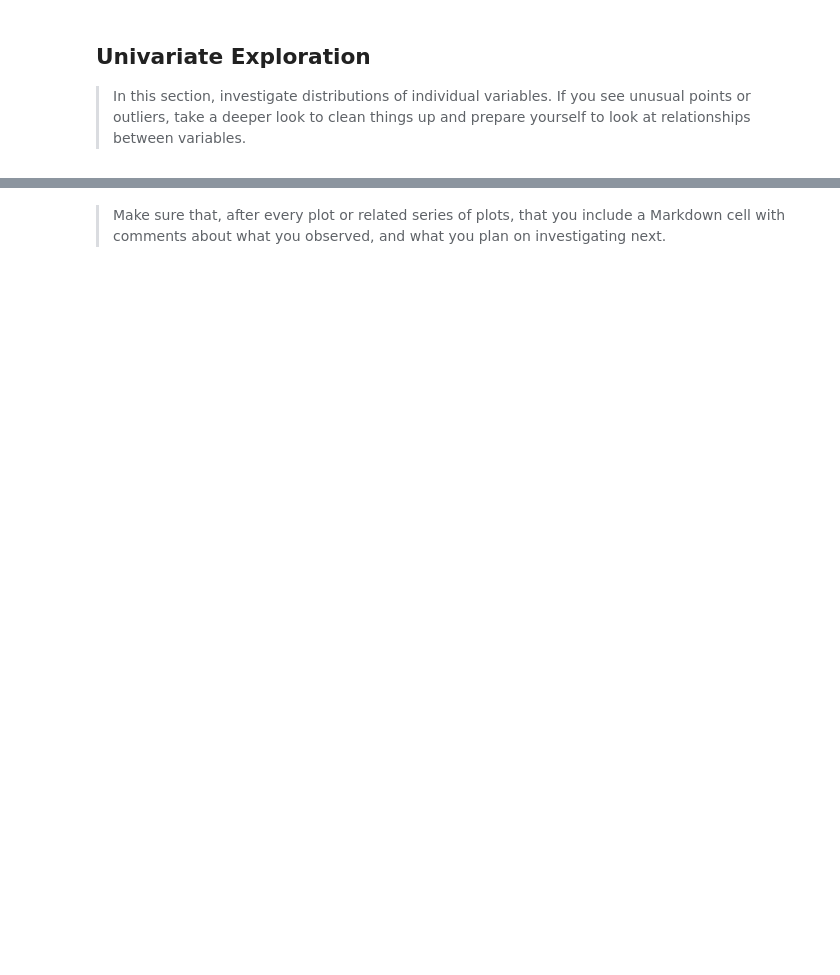
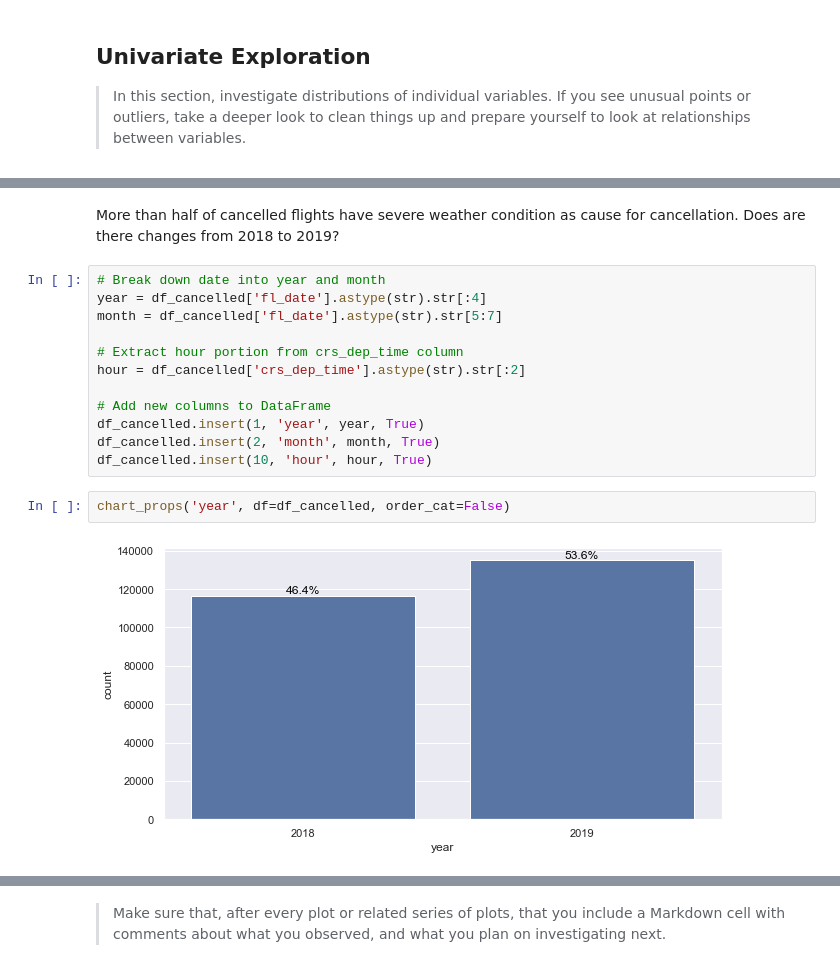
Before and after one commit to thaysmartinez/flights-data-exploration, a Jupyter notebook: exploration_template.ipynb, the cells around one changed output, grey strips where cells are left out. Drawn from its saved outputs; the diff is of its cells as text; blank space fills up the shorter version.

```diff
--- a/exploration_template.ipynb
+++ b/exploration_template.ipynb
@@ -186,0 +211,18 @@ chart_props(flights, 'delay_cause')
+# %% [markdown]
+More than half of cancelled flights have severe weather condition as cause for cancellation. Does are there changes from 2018 to 2019?
+# %%
+# Break down date into year and month
+year = df_cancelled['fl_date'].astype(str).str[:4]
+month = df_cancelled['fl_date'].astype(str).str[5:7]
+
+# Extract hour portion from crs_dep_time column
+hour = df_cancelled['crs_dep_time'].astype(str).str[:2]
+
+# Add new columns to DataFrame
+df_cancelled.insert(1, 'year', year, True)
+df_cancelled.insert(2, 'month', month, True)
+df_cancelled.insert(10, 'hour', hour, True)
+# %%
+chart_props('year', df=df_cancelled, order_cat=False)
+# %% [output]
+[figure, added]
```
Also changed, not shown: parts of 32 cells of this notebook.
